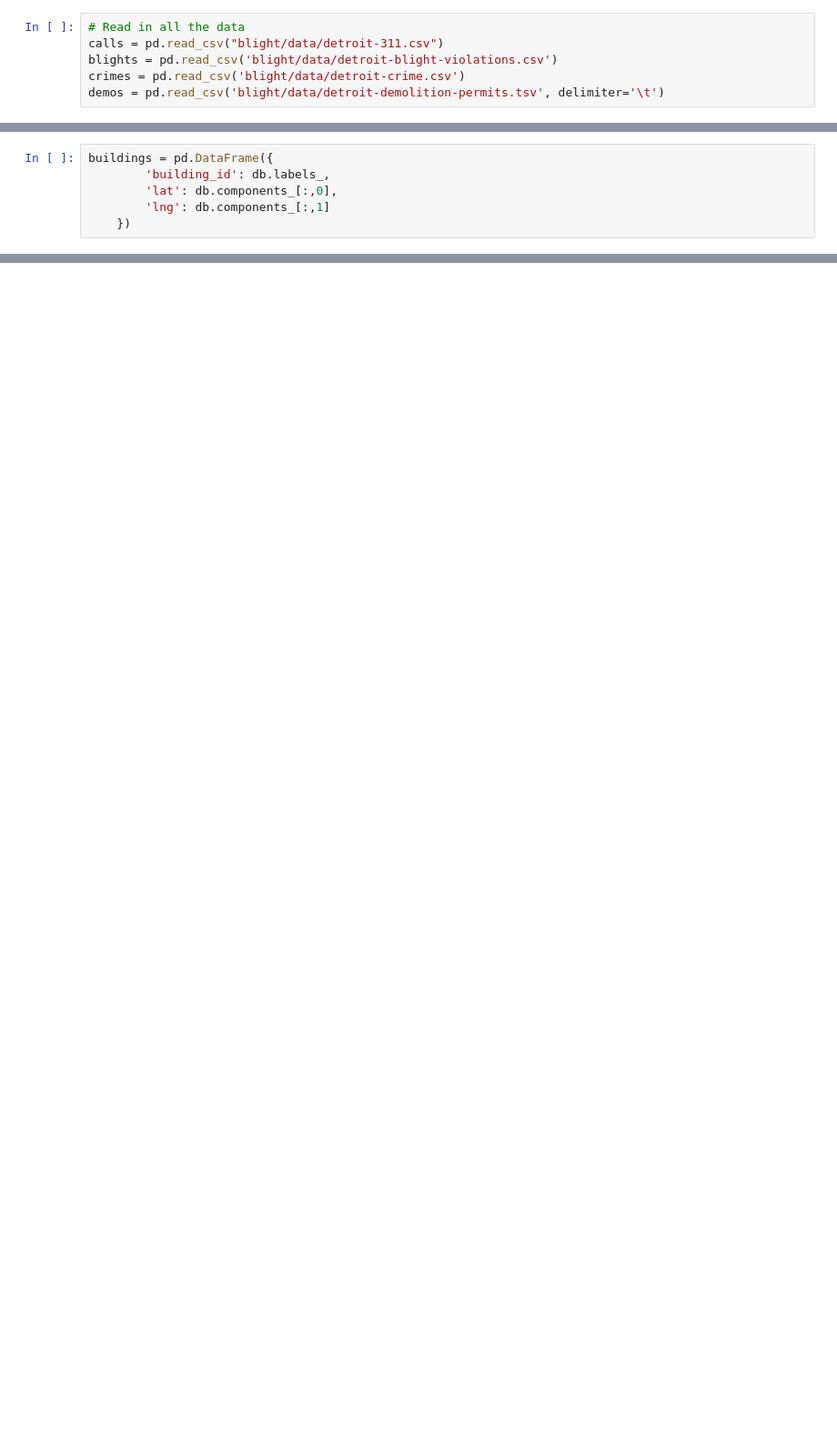
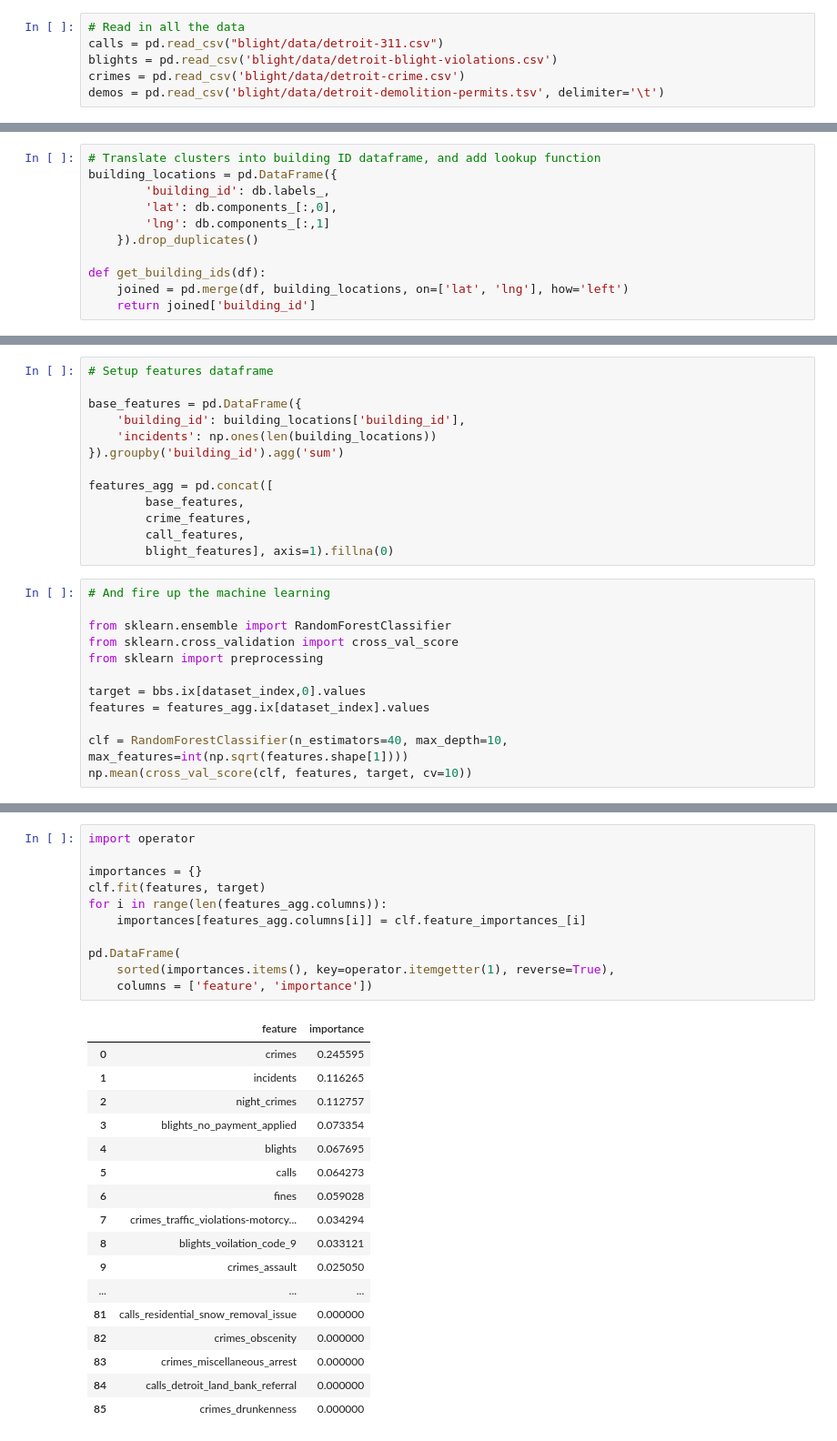
Before and after one commit to davidells/datasci_course_materials, a Jupyter notebook: capstone/capstone.ipynb, the cells around one changed output, grey strips where cells are left out. Shown at 91% size. Drawn from its saved outputs; the diff is of its cells as text; blank space fills up the shorter version.

```diff
--- a/capstone/capstone.ipynb
+++ b/capstone/capstone.ipynb
@@ -139,6 +163,11 @@ plt.show()
 # %%
-buildings = pd.DataFrame({
+# Translate clusters into building ID dataframe, and add lookup function
+building_locations = pd.DataFrame({
         'building_id': db.labels_,
         'lat': db.components_[:,0],
         'lng': db.components_[:,1]
-    })
+    }).drop_duplicates()
+
+def get_building_ids(df):
+    joined = pd.merge(df, building_locations, on=['lat', 'lng'], how='left')
+    return joined['building_id']
@@ -146,0 +275,25 @@ buildings.sort('building_id').to_csv('/tmp/buildings.csv', index=False)
+# %%
+# Setup features dataframe
+
+base_features = pd.DataFrame({
+    'building_id': building_locations['building_id'],
+    'incidents': np.ones(len(building_locations))
+}).groupby('building_id').agg('sum')
+
+features_agg = pd.concat([
+        base_features,
+        crime_features,
+        call_features,
+        blight_features], axis=1).fillna(0)
+# %%
+# And fire up the machine learning
+
+from sklearn.ensemble import RandomForestClassifier
+from sklearn.cross_validation import cross_val_score
+from sklearn import preprocessing
+
+target = bbs.ix[dataset_index,0].values
+features = features_agg.ix[dataset_index].values
+
+clf = RandomForestClassifier(n_estimators=40, max_depth=10, max_features=int(np.sqrt(features.shape[1])))
+np.mean(cross_val_score(clf, features, target, cv=10))
@@ -146,0 +302,29 @@ buildings.sort('building_id').to_csv('/tmp/buildings.csv', index=False)
+# %%
+import operator
+
+importances = {}
+clf.fit(features, target)
+for i in range(len(features_agg.columns)):
+    importances[features_agg.columns[i]] = clf.feature_importances_[i]
+
+pd.DataFrame(
+    sorted(importances.items(), key=operator.itemgetter(1), reverse=True),
+    columns = ['feature', 'importance'])
+# %% [output]
+|  | feature | importance |
+| 0 | crimes | 0.245595 |
+| 1 | incidents | 0.116265 |
+| 2 | night_crimes | 0.112757 |
+| 3 | blights_no_payment_applied | 0.073354 |
+| 4 | blights | 0.067695 |
+| 5 | calls | 0.064273 |
+| 6 | fines | 0.059028 |
+| 7 | crimes_traffic_violations-motorcy... | 0.034294 |
+| 8 | blights_voilation_code_9 | 0.033121 |
+| 9 | crimes_assault | 0.025050 |
+| ... | ... | ... |
+| 81 | calls_residential_snow_removal_issue | 0.000000 |
+| 82 | crimes_obscenity | 0.000000 |
+| 83 | crimes_miscellaneous_arrest | 0.000000 |
+| 84 | calls_detroit_land_bank_referral | 0.000000 |
+| 85 | crimes_drunkenness | 0.000000 |
```
Also changed, not shown: parts of 20 cells of this notebook.
